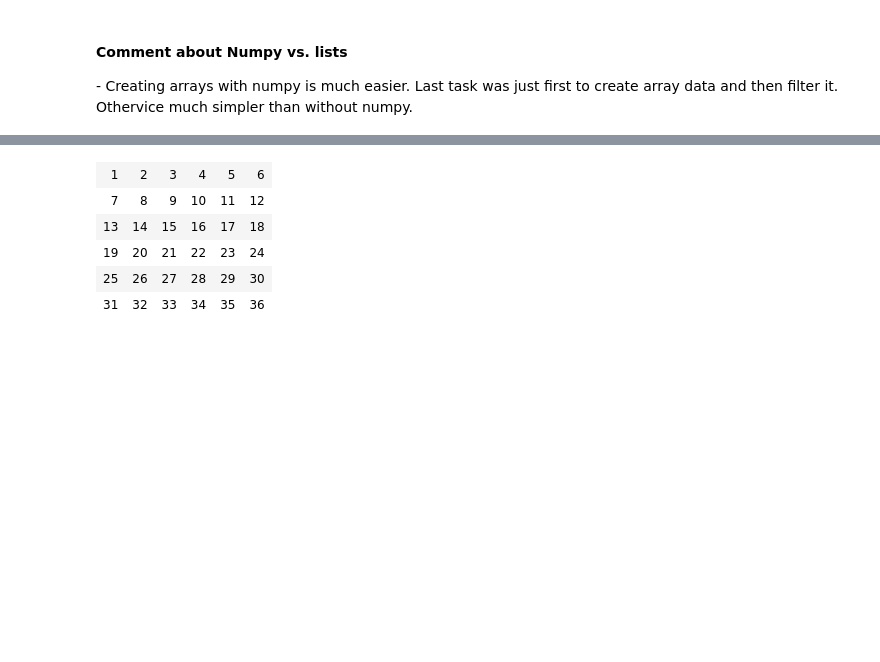
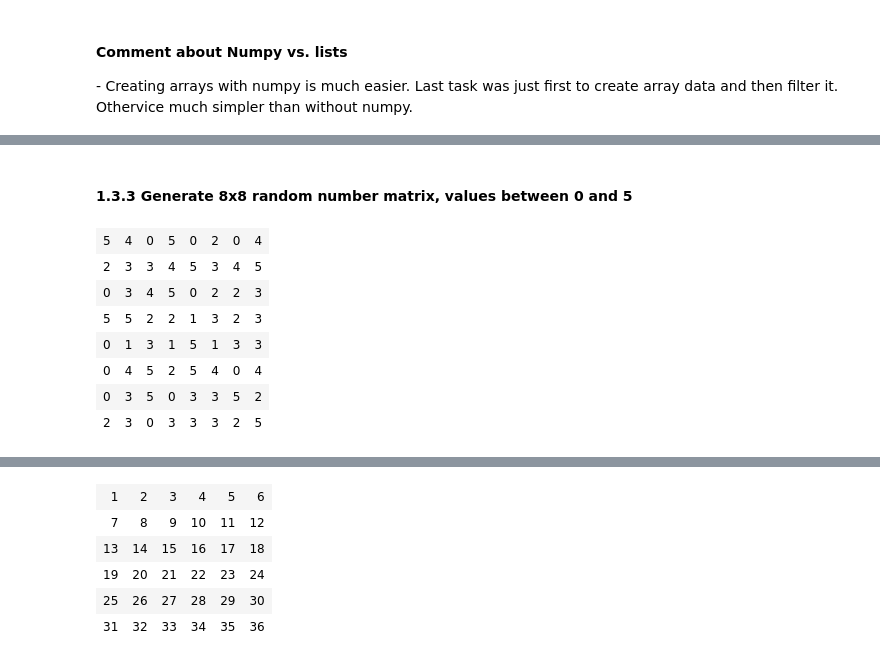
Before and after one commit to jtsillan/DataAnalytics, a Jupyter notebook: exercise_set_1.ipynb, the cells around one changed output, grey strips where cells are left out. Saved outputs shown, nothing was run; the diff lists cells and outputs as text; code cells hidden in the pictures; blank space fills up the shorter version.

```diff
--- a/exercise_set_1.ipynb
+++ b/exercise_set_1.ipynb
@@ -351,0 +391,13 @@ div_four
+# %% [markdown]
+<h4>1.3.3 Generate 8x8 random number matrix, values between 0 and 5</h4>
+# %%
+np.random.default_rng().integers(6, size=(8,8))
+# %% [output]
+| 5 | 4 | 0 | 5 | 0 | 2 | 0 | 4 |
+| 2 | 3 | 3 | 4 | 5 | 3 | 4 | 5 |
+| 0 | 3 | 4 | 5 | 0 | 2 | 2 | 3 |
+| 5 | 5 | 2 | 2 | 1 | 3 | 2 | 3 |
+| 0 | 1 | 3 | 1 | 5 | 1 | 3 | 3 |
+| 0 | 4 | 5 | 2 | 5 | 4 | 0 | 4 |
+| 0 | 3 | 5 | 0 | 3 | 3 | 5 | 2 |
+| 2 | 3 | 0 | 3 | 3 | 3 | 2 | 5 |
```
Also changed, not shown: parts of 27 cells of this notebook.
